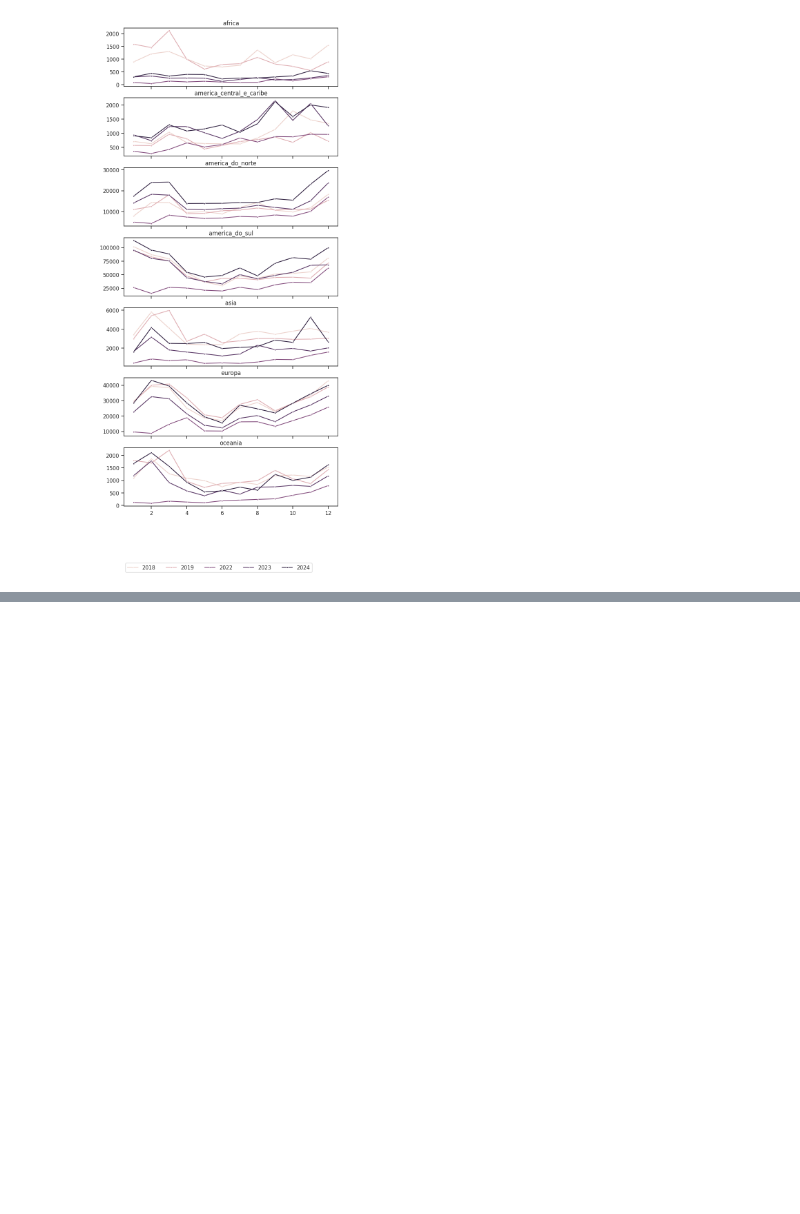
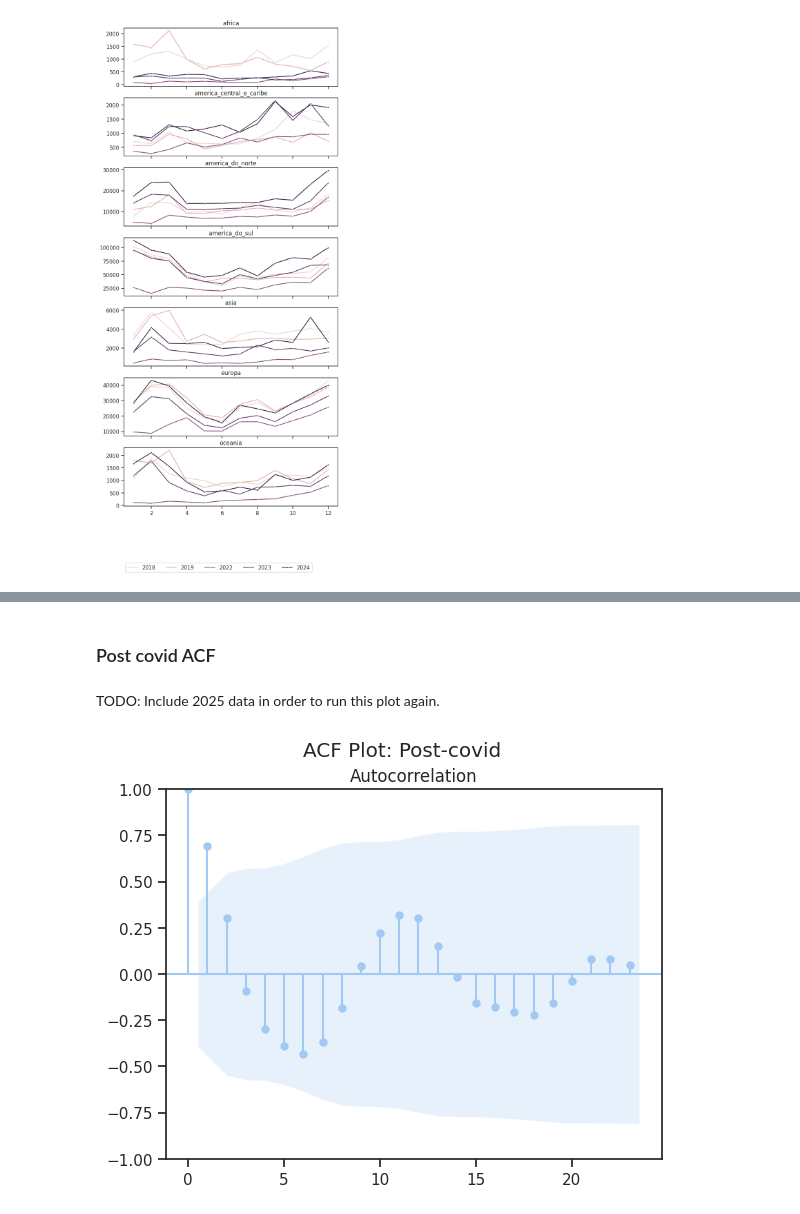
Before and after one commit to renanop/international_arrivals_time_series_forecasting, a Jupyter notebook: notebooks/exploration/eda.ipynb, the cells around one changed output, grey strips where cells are left out. Cells and saved outputs as stored; diff of their text form; code cells hidden in the pictures; blank space fills up the shorter version.

```diff
--- a/notebooks/exploration/eda.ipynb
+++ b/notebooks/exploration/eda.ipynb
@@ -329,0 +398,10 @@ plt.show()
+# %% [markdown]
+### Post covid ACF
+# %% [markdown]
+TODO: Include 2025 data in order to run this plot again.
+# %%
+fig = plot_acf(df_post_full["arrivals"], lags=23)
+fig.suptitle("ACF Plot: Post-covid ")
+plt.show()
+# %% [output]
+[figure, added]
```
Also changed, not shown: parts of 25 cells of this notebook, 5 other files.
